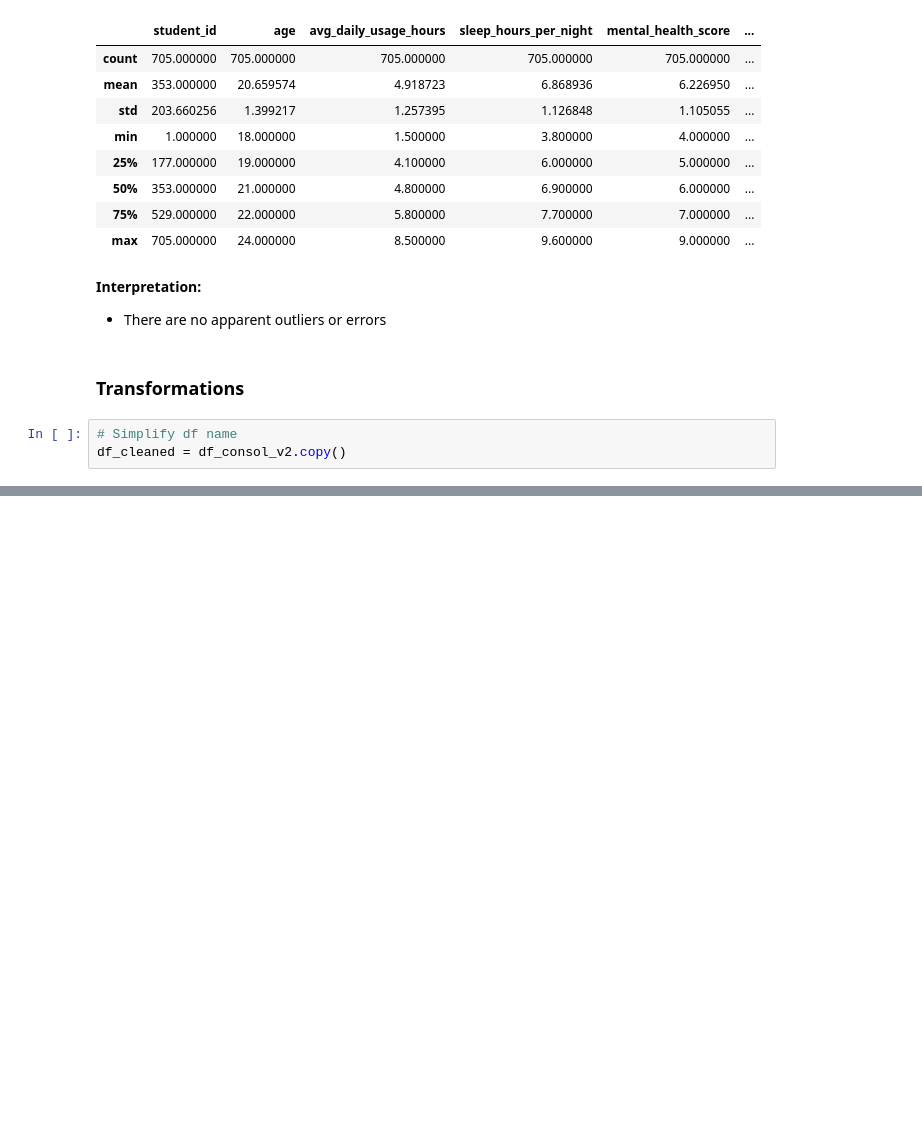
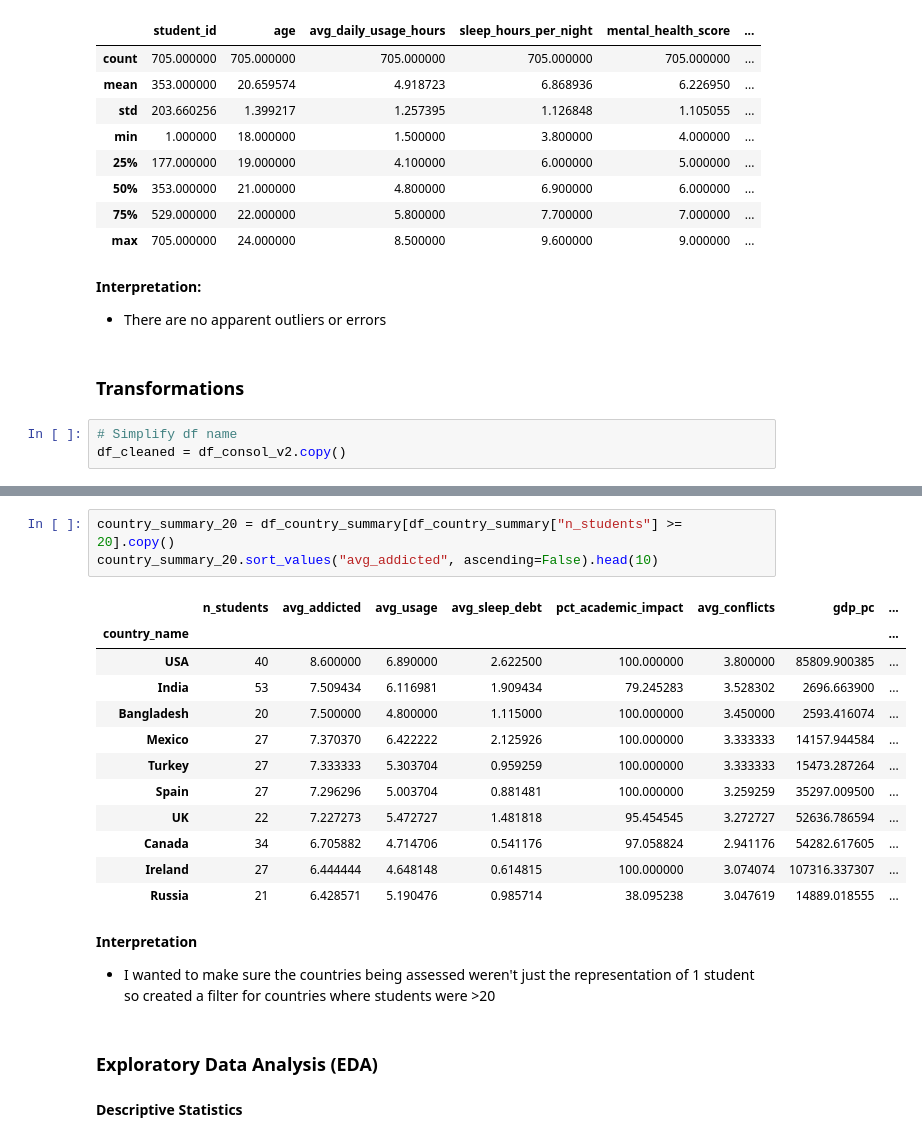
Before and after one commit to lschuler-dotcom/capstone_project, a Jupyter notebook: notebooks/capstone_project.ipynb, the cells around one changed output, grey strips where cells are left out. Cells and saved outputs as stored; diff of their text form; blank space fills up the shorter version.

```diff
--- a/notebooks/capstone_project.ipynb
+++ b/notebooks/capstone_project.ipynb
@@ -625,3 +709,26 @@ df_cleaned = df_consol_v2.copy()
+# %%
+country_summary_20 = df_country_summary[df_country_summary["n_students"] >= 20].copy()
+country_summary_20.sort_values("avg_addicted", ascending=False).head(10)
+# %% [output]
+|  | n_students | avg_addicted | avg_usage | avg_sleep_debt | pct_academic_impact | avg_conflicts | gdp_pc | ... |
+| country_name |  |  |  |  |  |  |  | ... |
+| USA | 40 | 8.600000 | 6.890000 | 2.622500 | 100.000000 | 3.800000 | 85809.900385 | ... |
+| India | 53 | 7.509434 | 6.116981 | 1.909434 | 79.245283 | 3.528302 | 2696.663900 | ... |
+| Bangladesh | 20 | 7.500000 | 4.800000 | 1.115000 | 100.000000 | 3.450000 | 2593.416074 | ... |
+| Mexico | 27 | 7.370370 | 6.422222 | 2.125926 | 100.000000 | 3.333333 | 14157.944584 | ... |
+| Turkey | 27 | 7.333333 | 5.303704 | 0.959259 | 100.000000 | 3.333333 | 15473.287264 | ... |
+| Spain | 27 | 7.296296 | 5.003704 | 0.881481 | 100.000000 | 3.259259 | 35297.009500 | ... |
+| UK | 22 | 7.227273 | 5.472727 | 1.481818 | 95.454545 | 3.272727 | 52636.786594 | ... |
+| Canada | 34 | 6.705882 | 4.714706 | 0.541176 | 97.058824 | 2.941176 | 54282.617605 | ... |
+| Ireland | 27 | 6.444444 | 4.648148 | 0.614815 | 100.000000 | 3.074074 | 107316.337307 | ... |
+| Russia | 21 | 6.428571 | 5.190476 | 0.985714 | 38.095238 | 3.047619 | 14889.018555 | ... |
+# %% [markdown]
+**Interpretation**
+* I wanted to make sure the countries being assessed weren't just the representation of 1 student so created a filter for countries where students were >20
+# %% [markdown]
+### Exploratory Data Analysis (EDA)
+# %% [markdown]
+**Descriptive Statistics**
 # %%
 df_cleaned.columns
 # %% [output]
```
Also changed, not shown: parts of 46 cells of this notebook.
